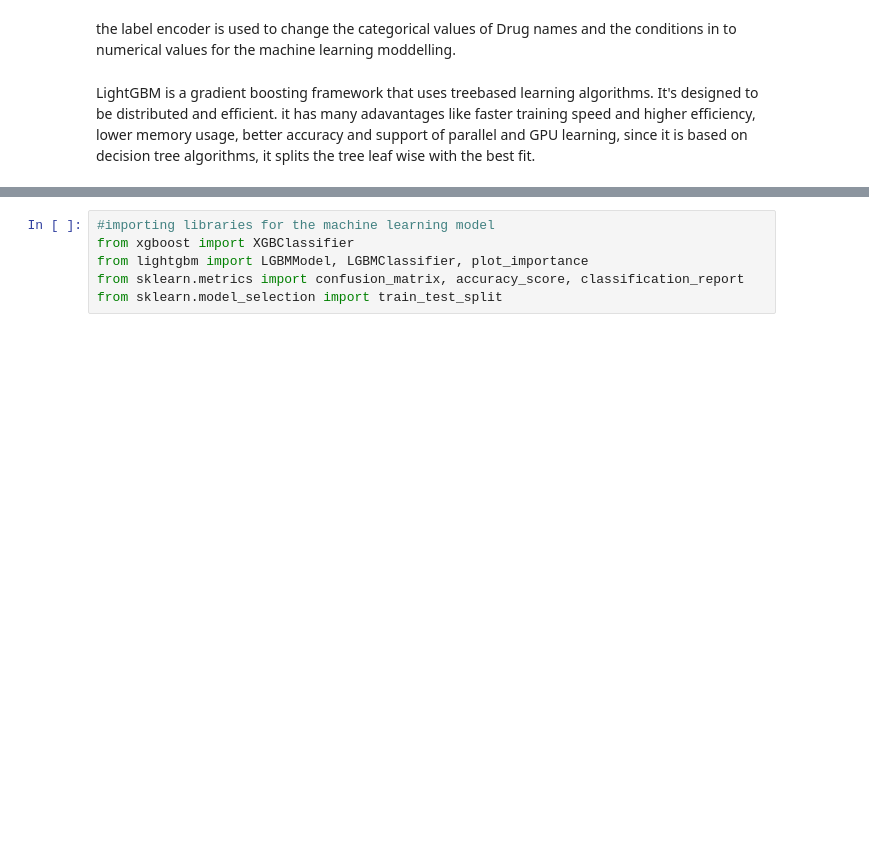
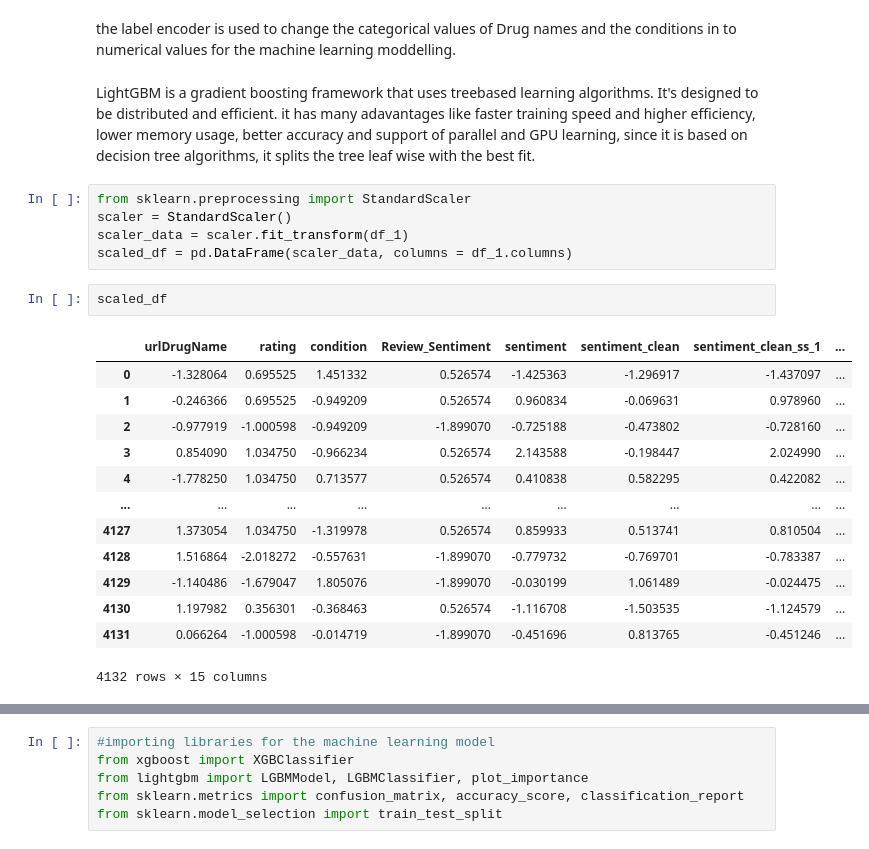
Before and after one commit to Ashnig/Drug-model-based-on-reviews, a Jupyter notebook: Drug_task.ipynb, the cells around one changed output, grey strips where cells are left out. Saved outputs shown, nothing was run; the diff lists cells and outputs as text; blank space fills up the shorter version.

```diff
--- a/Drug_task.ipynb
+++ b/Drug_task.ipynb
@@ -507,3 +543,24 @@ for feature in ['urlDrugName', 'condition']:
 the label encoder is used to change the categorical values of Drug names and the conditions in to numerical values for the machine learning moddelling.
 # %% [markdown]
 LightGBM is a gradient boosting framework that uses treebased learning algorithms. It's designed to be distributed and efficient. it has many adavantages like faster training speed and higher efficiency, lower memory usage, better accuracy and support of parallel and GPU learning, since it is based on decision tree algorithms, it splits the tree leaf wise with the best fit.
+# %%
+from sklearn.preprocessing import StandardScaler
+scaler = StandardScaler()
+scaler_data = scaler.fit_transform(df_1)
+scaled_df = pd.DataFrame(scaler_data, columns = df_1.columns)
+# %%
+scaled_df
+# %% [output]
+|  | urlDrugName | rating | condition | Review_Sentiment | sentiment | sentiment_clean | sentiment_clean_ss_1 | ... |
+| 0 | -1.328064 | 0.695525 | 1.451332 | 0.526574 | -1.425363 | -1.296917 | -1.437097 | ... |
+| 1 | -0.246366 | 0.695525 | -0.949209 | 0.526574 | 0.960834 | -0.069631 | 0.978960 | ... |
+| 2 | -0.977919 | -1.000598 | -0.949209 | -1.899070 | -0.725188 | -0.473802 | -0.728160 | ... |
+| 3 | 0.854090 | 1.034750 | -0.966234 | 0.526574 | 2.143588 | -0.198447 | 2.024990 | ... |
+| 4 | -1.778250 | 1.034750 | 0.713577 | 0.526574 | 0.410838 | 0.582295 | 0.422082 | ... |
+| ... | ... | ... | ... | ... | ... | ... | ... | ... |
+| 4127 | 1.373054 | 1.034750 | -1.319978 | 0.526574 | 0.859933 | 0.513741 | 0.810504 | ... |
+| 4128 | 1.516864 | -2.018272 | -0.557631 | -1.899070 | -0.779732 | -0.769701 | -0.783387 | ... |
+| 4129 | -1.140486 | -1.679047 | 1.805076 | -1.899070 | -0.030199 | 1.061489 | -0.024475 | ... |
+| 4130 | 1.197982 | 0.356301 | -0.368463 | 0.526574 | -1.116708 | -1.503535 | -1.124579 | ... |
+| 4131 | 0.066264 | -1.000598 | -0.014719 | -1.899070 | -0.451696 | 0.813765 | -0.451246 | ... |
+4132 rows × 15 columns
```
Also changed, not shown: parts of 61 cells of this notebook.
